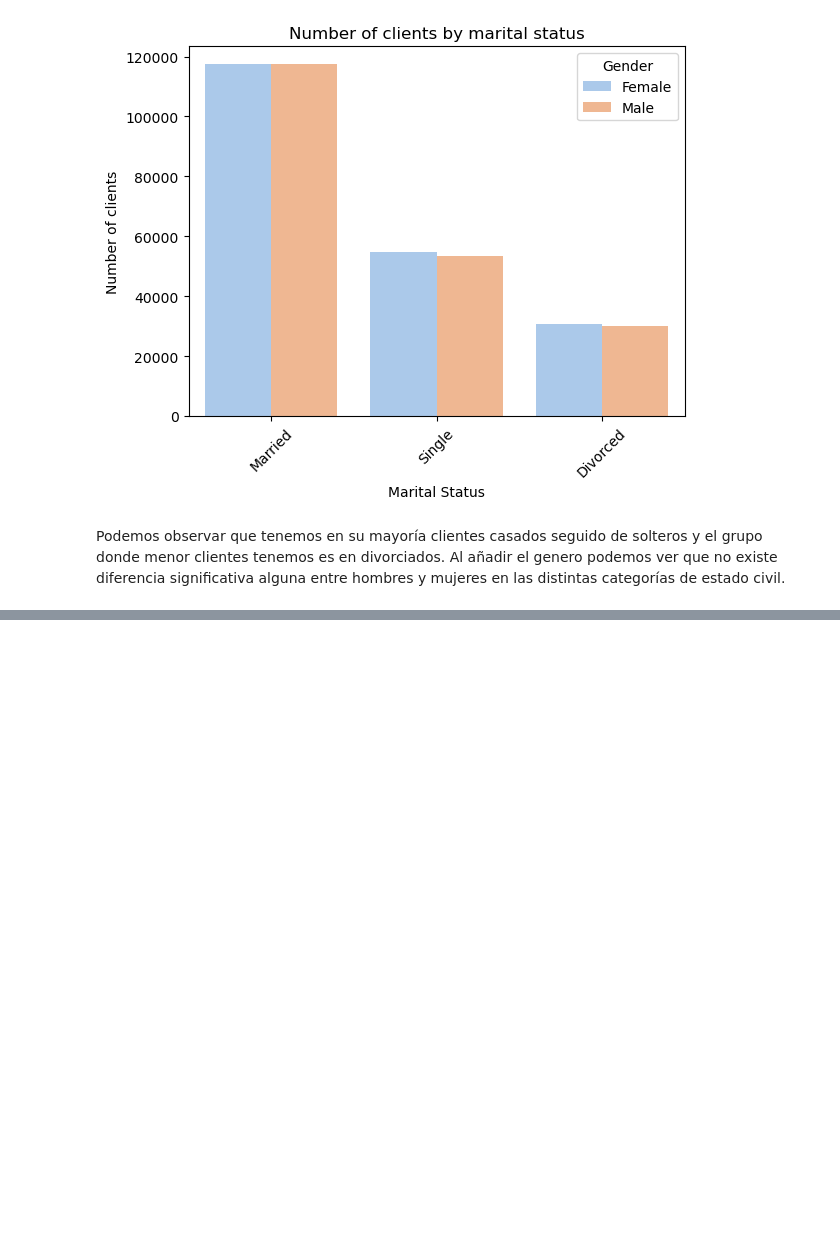
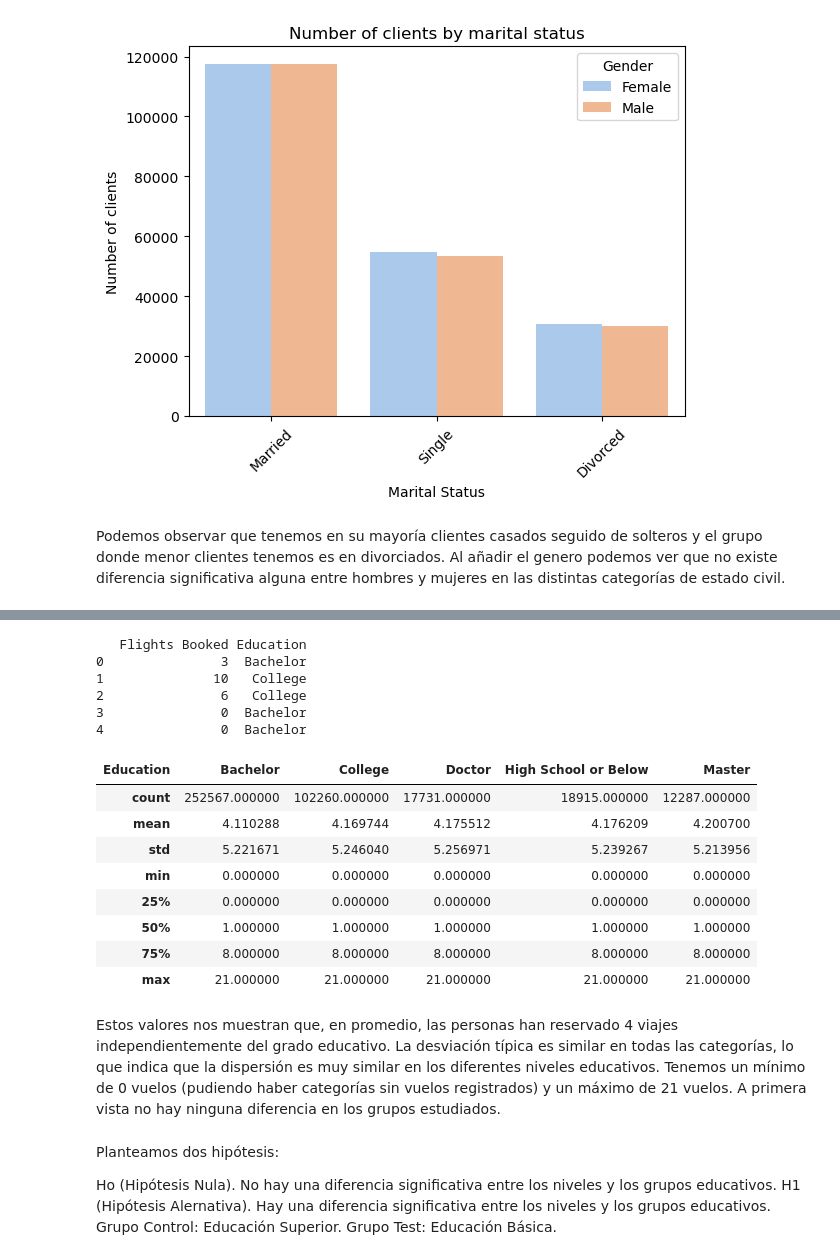
Before and after one commit to Adalab/bda-modulo-3-evaluacion-final-palomerocarolina, a Jupyter notebook: Evaluación_final3.ipynb, the cells around one changed output, grey strips where cells are left out. Saved outputs shown, nothing was run; the diff lists cells and outputs as text; code cells hidden in the pictures; blank space fills up the shorter version.

```diff
--- a/Evaluación_final3.ipynb
+++ b/Evaluación_final3.ipynb
@@ -639,0 +666,47 @@ Podemos observar que tenemos en su mayoría clientes casados seguido de solteros
+# %%
+import scipy.stats as stats
+from scipy.stats import shapiro
+from scipy.stats import mannwhitneyu
+
+# Filtrar las columnas que nos piden
+
+df_analisis= df_final[['Flights Booked', 'Education']]
+
+# Mostrar las primeras filas del DataFrame filtrado para verificar
+print(df_analisis.head())
+# %% [output]
+   Flights Booked Education
+0               3  Bachelor
+1              10   College
+2               6   College
+3               0  Bachelor
+4               0  Bachelor
+# %%
+# Agrupo los datos por nivel educativo y calculo las estadísticas descriptivas
+
+education_groups = df_analisis.groupby("Education")["Flights Booked"]
+
+descriptive_stats = education_groups.describe().T
+descriptive_stats
+# %% [output]
+| Education | Bachelor | College | Doctor | High School or Below | Master |
+| count | 252567.000000 | 102260.000000 | 17731.000000 | 18915.000000 | 12287.000000 |
+| mean | 4.110288 | 4.169744 | 4.175512 | 4.176209 | 4.200700 |
+| std | 5.221671 | 5.246040 | 5.256971 | 5.239267 | 5.213956 |
+| min | 0.000000 | 0.000000 | 0.000000 | 0.000000 | 0.000000 |
+| 25% | 0.000000 | 0.000000 | 0.000000 | 0.000000 | 0.000000 |
+| 50% | 1.000000 | 1.000000 | 1.000000 | 1.000000 | 1.000000 |
+| 75% | 8.000000 | 8.000000 | 8.000000 | 8.000000 | 8.000000 |
+| max | 21.000000 | 21.000000 | 21.000000 | 21.000000 | 21.000000 |
+# %% [markdown]
+Estos valores nos muestran que, en promedio, las personas han reservado 4 viajes independientemente del grado educativo.
+La desviación típica es similar en todas las categorías, lo que indica que la dispersión es muy similar en los diferentes niveles educativos.
+Tenemos un mínimo de 0 vuelos (pudiendo haber categorías sin vuelos registrados) y un máximo de 21 vuelos.
+A primera vista no hay ninguna diferencia en los grupos estudiados.
+# %% [markdown]
+Planteamos dos hipótesis:
+
+Ho (Hipótesis Nula). No hay una diferencia significativa entre los niveles y los grupos educativos.
+H1 (Hipótesis Alernativa). Hay una diferencia significativa entre los niveles y los grupos educativos.
+    Grupo Control: Educación Superior.
+    Grupo Test: Educación Básica.
```
Also changed, not shown: parts of 13 cells of this notebook, 1 other file.
